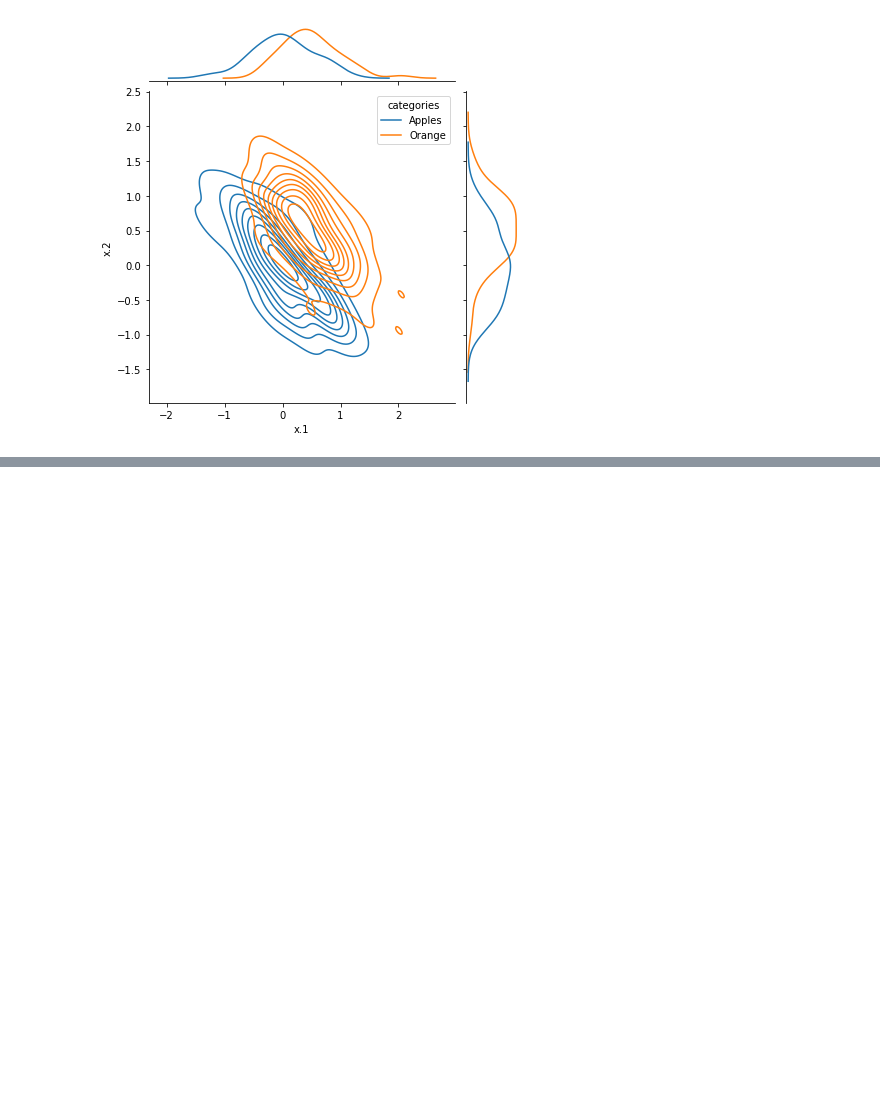
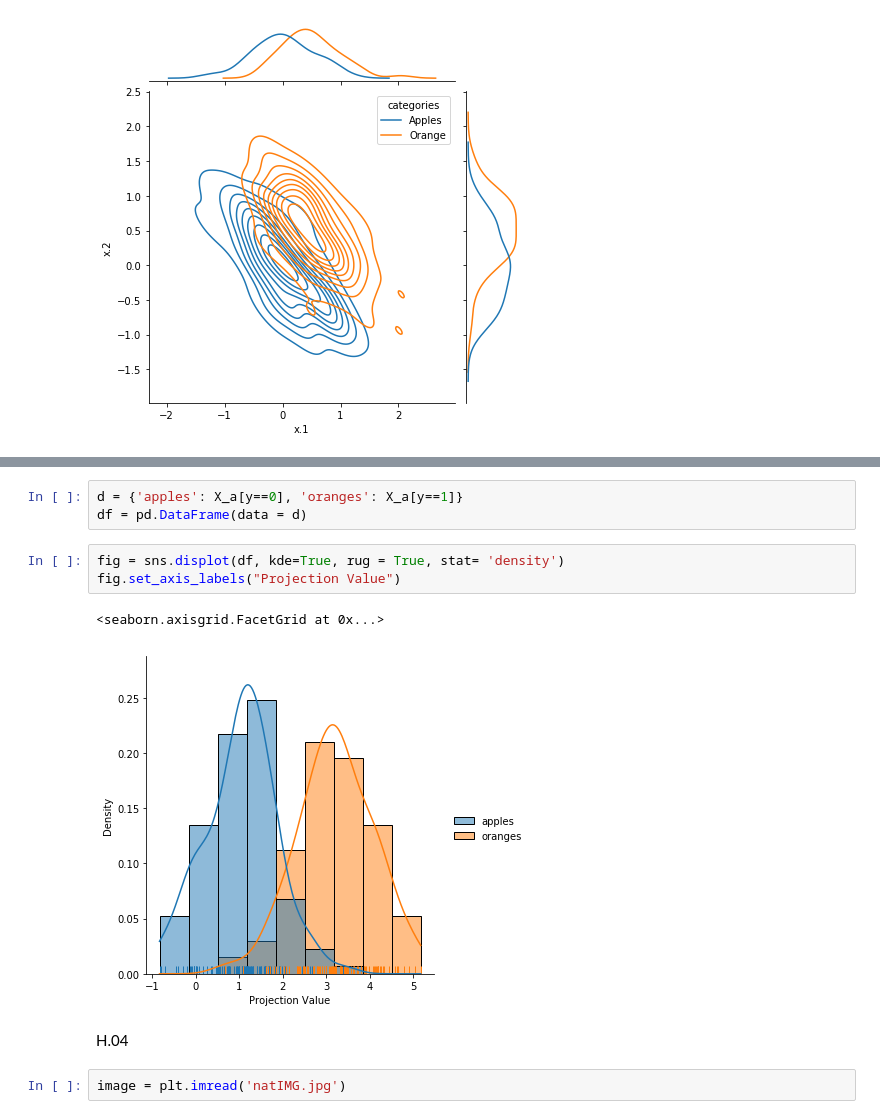
Before and after one commit to juanangd/TU_BERLIN, a Jupyter notebook: MI1-WS20:21/Exercise00/Exercise00.ipynb, the cells around one changed output, grey strips where cells are left out. Saved outputs shown, nothing was run; the diff lists cells and outputs as text; blank space fills up the shorter version.

```diff
--- a/MI1-WS20:21/Exercise00/Exercise00.ipynb
+++ b/MI1-WS20:21/Exercise00/Exercise00.ipynb
@@ -124,0 +129,13 @@ SyntaxError: invalid syntax (<ipython-input-134-5c7733bcf673>, line 1)
+# %%
+d = {'apples': X_a[y==0], 'oranges': X_a[y==1]}
+df = pd.DataFrame(data = d)
+# %%
+fig = sns.displot(df, kde=True, rug = True, stat= 'density')
+fig.set_axis_labels("Projection Value")
+# %% [output]
+<seaborn.axisgrid.FacetGrid at 0x...>
+[figure, added]
+# %% [markdown]
+H.04
+# %%
+image = plt.imread('natIMG.jpg')
```
Also changed, not shown: parts of 14 cells of this notebook, 1 other file.
